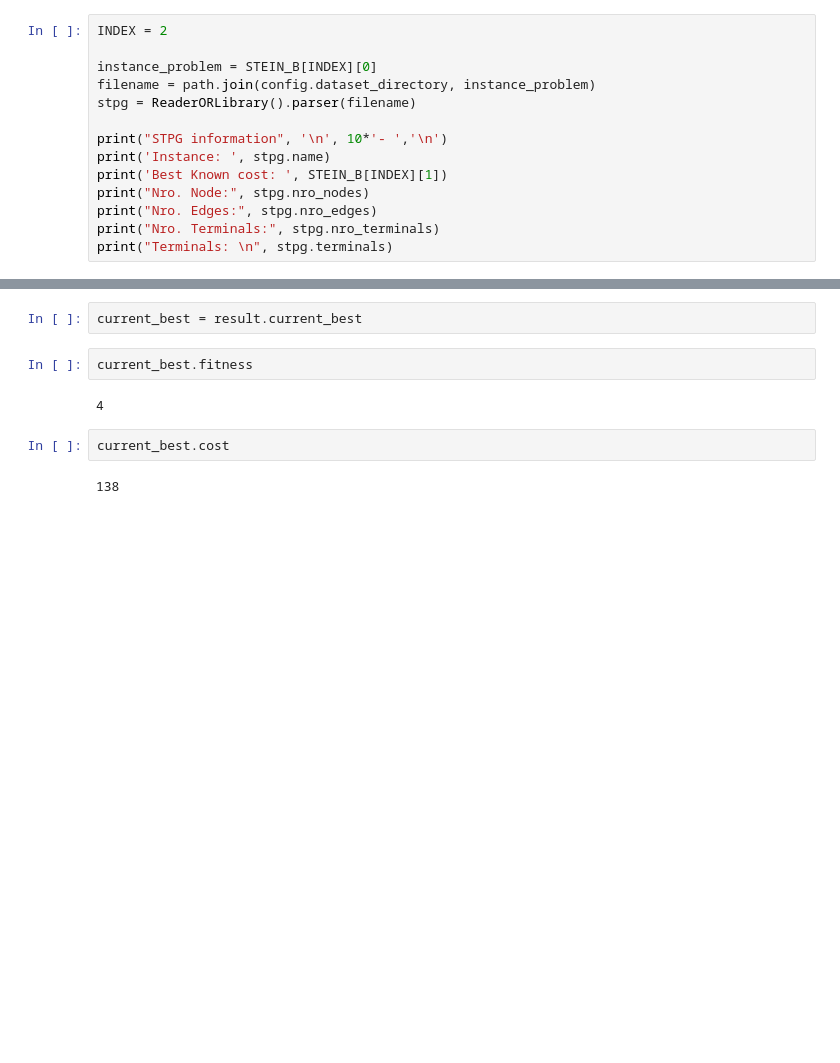
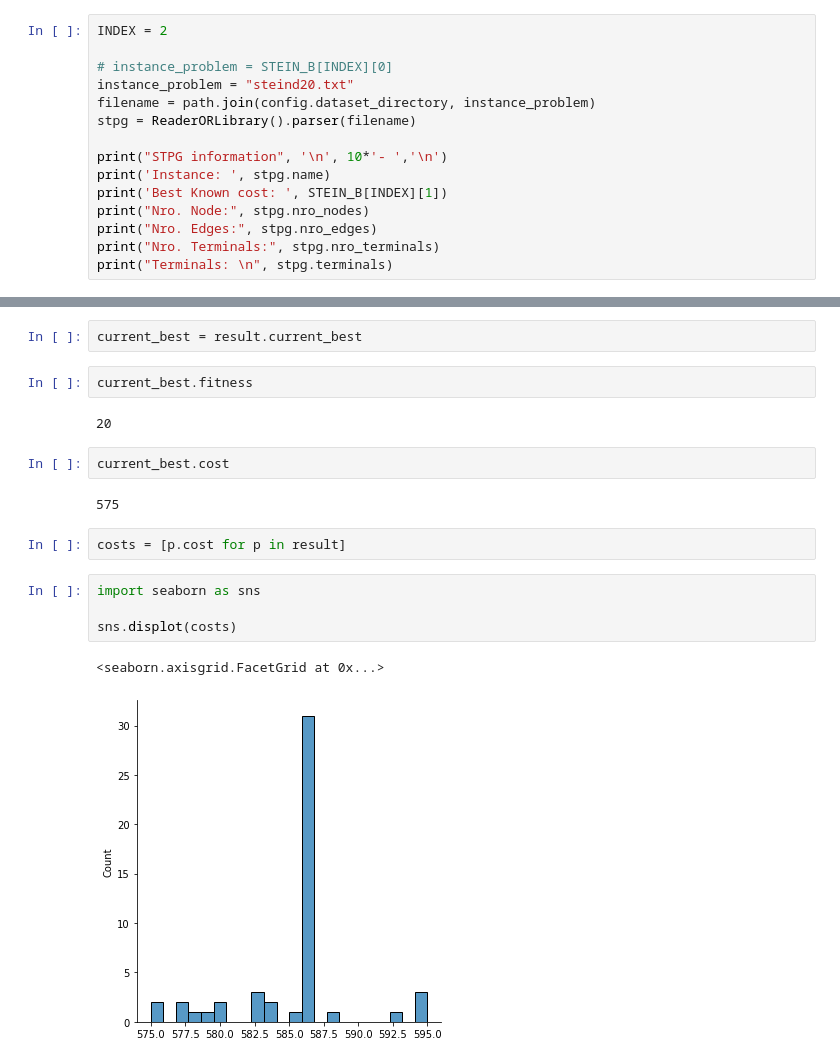
Before and after one commit to GiliardGodoi/simulations-stpg, a Jupyter notebook: Studies_PrimBasedCrossover/Study_CrossoverPrimUnion.ipynb, the cells around one changed output, grey strips where cells are left out. Cells and saved outputs as stored; diff of their text form; blank space fills up the shorter version.

Commit message:
run steind20.txt

```diff
--- a/Studies_PrimBasedCrossover/Study_CrossoverPrimUnion.ipynb
+++ b/Studies_PrimBasedCrossover/Study_CrossoverPrimUnion.ipynb
@@ -48,7 +48,8 @@ STEIN_B
 # %%
 INDEX = 2
 
-instance_problem = STEIN_B[INDEX][0]
+# instance_problem = STEIN_B[INDEX][0]
+instance_problem = "steind20.txt"
 filename = path.join(config.dataset_directory, instance_problem)
 stpg = ReaderORLibrary().parser(filename)
 
@@ -154,8 +155,17 @@ current_best = result.current_best
 # %%
 current_best.fitness
 # %% [output]
-4
+20
 # %%
 current_best.cost
 # %% [output]
-138
+575
+# %%
+costs = [p.cost for p in result]
+# %%
+import seaborn as sns
+
+sns.displot(costs)
+# %% [output]
+<seaborn.axisgrid.FacetGrid at 0x...>
+[figure, added]
```
Also changed, not shown: parts of 4 cells of this notebook.
